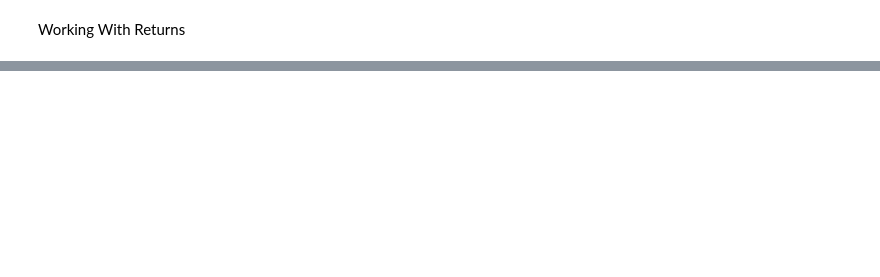
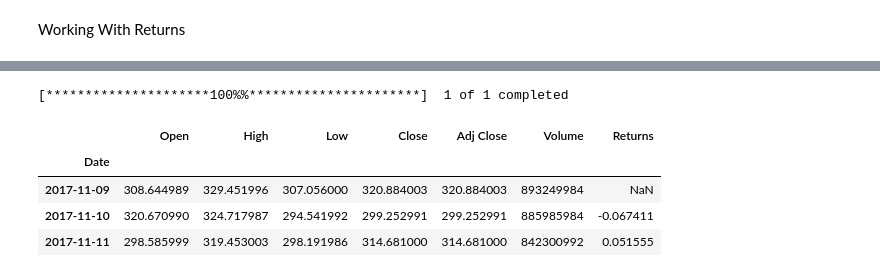
Before and after one commit to Legend101Zz/algo-trading, a Jupyter notebook: pandas-101.ipynb, the cells around one changed output, grey strips where cells are left out. Saved outputs shown, nothing was run; the diff lists cells and outputs as text; code cells hidden in the pictures; blank space fills up the shorter version.

```diff
--- a/pandas-101.ipynb
+++ b/pandas-101.ipynb
@@ -125,0 +140,17 @@ Working With Returns
+# %%
+start_date = "2017-01-01"
+end_date = "2023-06-01"
+symbol = "ETH-USD"
+df = yf.download(symbol, start=start_date, end=end_date)
+
+
+df["Returns"] = df["Close"].pct_change()
+df.head(3
+        )
+# %% [output]
+[*********************100%%**********************]  1 of 1 completed
+|  | Open | High | Low | Close | Adj Close | Volume | Returns |
+| Date |  |  |  |  |  |  |  |
+| 2017-11-09 | 308.644989 | 329.451996 | 307.056000 | 320.884003 | 320.884003 | 893249984 | NaN |
+| 2017-11-10 | 320.670990 | 324.717987 | 294.541992 | 299.252991 | 299.252991 | 885985984 | -0.067411 |
+| 2017-11-11 | 298.585999 | 319.453003 | 298.191986 | 314.681000 | 314.681000 | 842300992 | 0.051555 |
```
Also changed, not shown: parts of 3 cells of this notebook.
